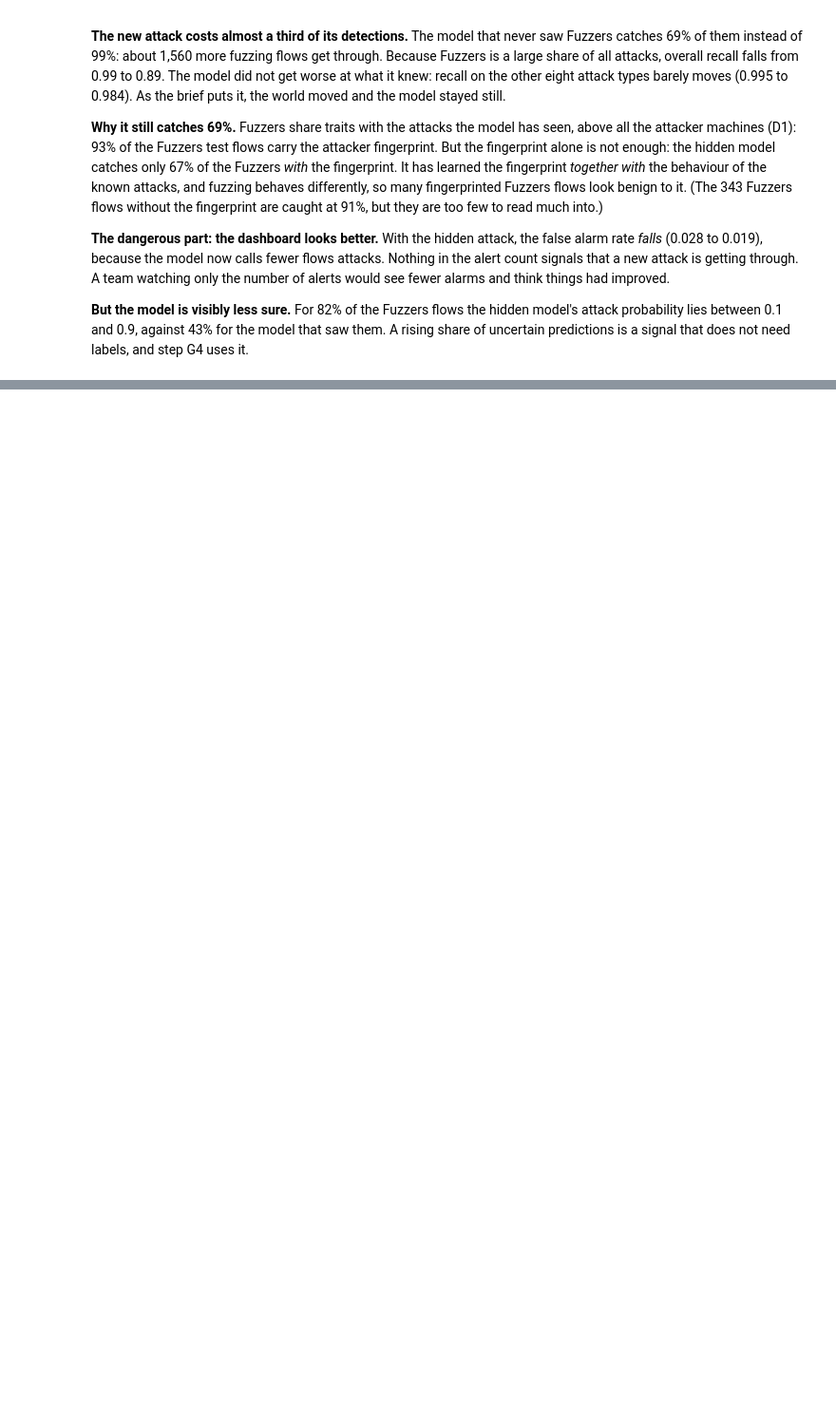
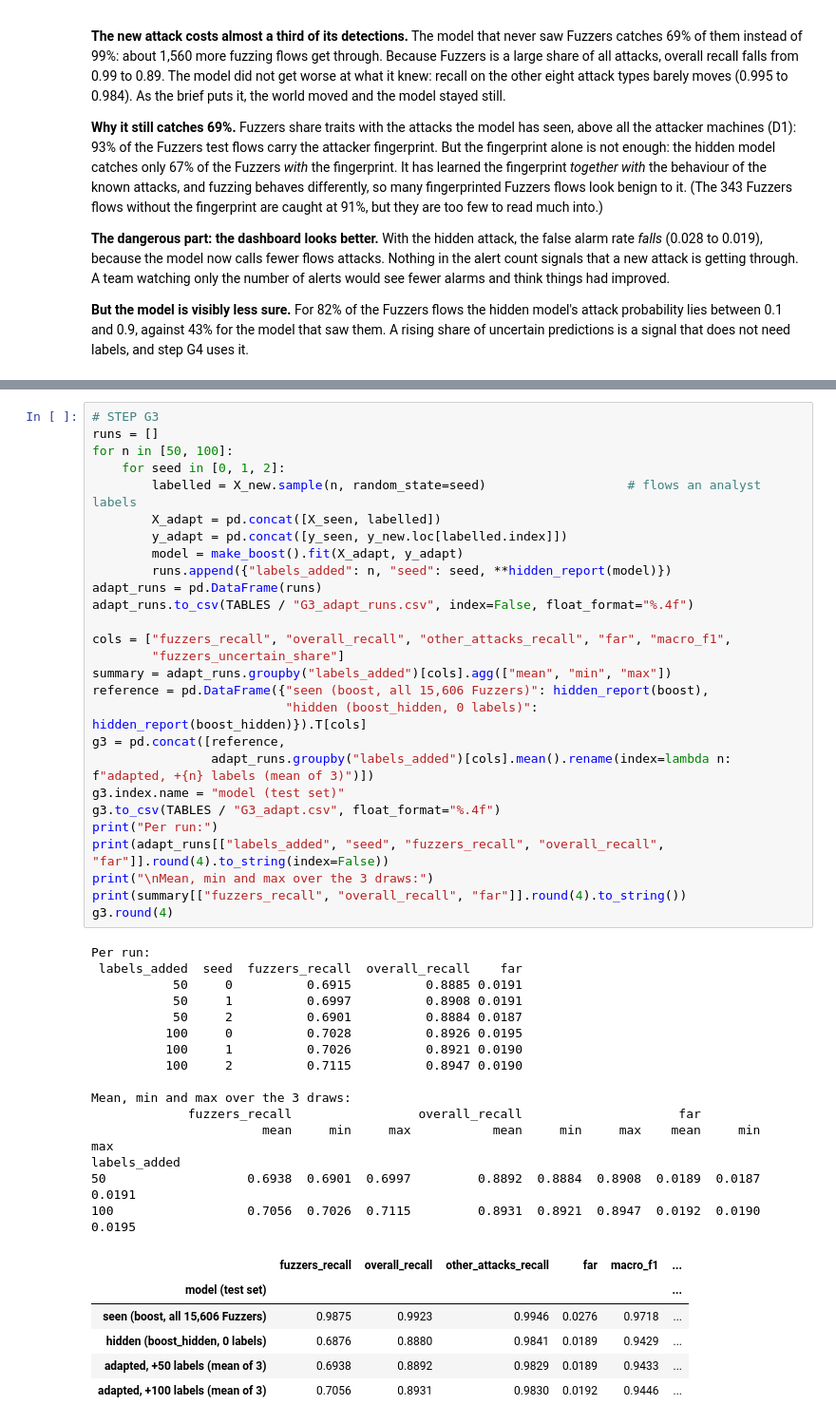
Before and after one commit to steve-nt/AI-for-Cybersecurity-Final-Mini-Project, a Jupyter notebook: parts/60_adaptability.ipynb, the cells around one changed output, grey strips where cells are left out. Shown at 95% size. Cells and saved outputs as stored; diff of their text form; blank space fills up the shorter version.

```diff
--- a/parts/60_adaptability.ipynb
+++ b/parts/60_adaptability.ipynb
@@ -180,0 +195,49 @@ is a signal that does not need labels, and step G4 uses it.
+# %%
+# STEP G3
+runs = []
+for n in [50, 100]:
+    for seed in [0, 1, 2]:
+        labelled = X_new.sample(n, random_state=seed)                   # flows an analyst labels
+        X_adapt = pd.concat([X_seen, labelled])
+        y_adapt = pd.concat([y_seen, y_new.loc[labelled.index]])
+        model = make_boost().fit(X_adapt, y_adapt)
+        runs.append({"labels_added": n, "seed": seed, **hidden_report(model)})
+adapt_runs = pd.DataFrame(runs)
+adapt_runs.to_csv(TABLES / "G3_adapt_runs.csv", index=False, float_format="%.4f")
+
+cols = ["fuzzers_recall", "overall_recall", "other_attacks_recall", "far", "macro_f1",
+        "fuzzers_uncertain_share"]
+summary = adapt_runs.groupby("labels_added")[cols].agg(["mean", "min", "max"])
+reference = pd.DataFrame({"seen (boost, all 15,606 Fuzzers)": hidden_report(boost),
+                          "hidden (boost_hidden, 0 labels)": hidden_report(boost_hidden)}).T[cols]
+g3 = pd.concat([reference,
+                adapt_runs.groupby("labels_added")[cols].mean().rename(index=lambda n: f"adapted, +{n} labels (mean of 3)")])
+g3.index.name = "model (test set)"
+g3.to_csv(TABLES / "G3_adapt.csv", float_format="%.4f")
+print("Per run:")
+print(adapt_runs[["labels_added", "seed", "fuzzers_recall", "overall_recall", "far"]].round(4).to_string(index=False))
+print("\nMean, min and max over the 3 draws:")
+print(summary[["fuzzers_recall", "overall_recall", "far"]].round(4).to_string())
+g3.round(4)
+# %% [output]
+Per run:
+ labels_added  seed  fuzzers_recall  overall_recall    far
+           50     0          0.6915          0.8885 0.0191
+           50     1          0.6997          0.8908 0.0191
+           50     2          0.6901          0.8884 0.0187
+          100     0          0.7028          0.8926 0.0195
+          100     1          0.7026          0.8921 0.0190
+          100     2          0.7115          0.8947 0.0190
+
+Mean, min and max over the 3 draws:
+             fuzzers_recall                 overall_recall                     far
+                       mean     min     max           mean     min     max    mean     min     max
+labels_added
+50                   0.6938  0.6901  0.6997         0.8892  0.8884  0.8908  0.0189  0.0187  0.0191
+100                  0.7056  0.7026  0.7115         0.8931  0.8921  0.8947  0.0192  0.0190  0.0195
+|  | fuzzers_recall | overall_recall | other_attacks_recall | far | macro_f1 | ... |
+| model (test set) |  |  |  |  |  | ... |
+| seen (boost, all 15,606 Fuzzers) | 0.9875 | 0.9923 | 0.9946 | 0.0276 | 0.9718 | ... |
+| hidden (boost_hidden, 0 labels) | 0.6876 | 0.8880 | 0.9841 | 0.0189 | 0.9429 | ... |
+| adapted, +50 labels (mean of 3) | 0.6938 | 0.8892 | 0.9829 | 0.0189 | 0.9433 | ... |
+| adapted, +100 labels (mean of 3) | 0.7056 | 0.8931 | 0.9830 | 0.0192 | 0.9446 | ... |
```
Also changed, not shown: parts of 6 cells of this notebook, 7 other files.
